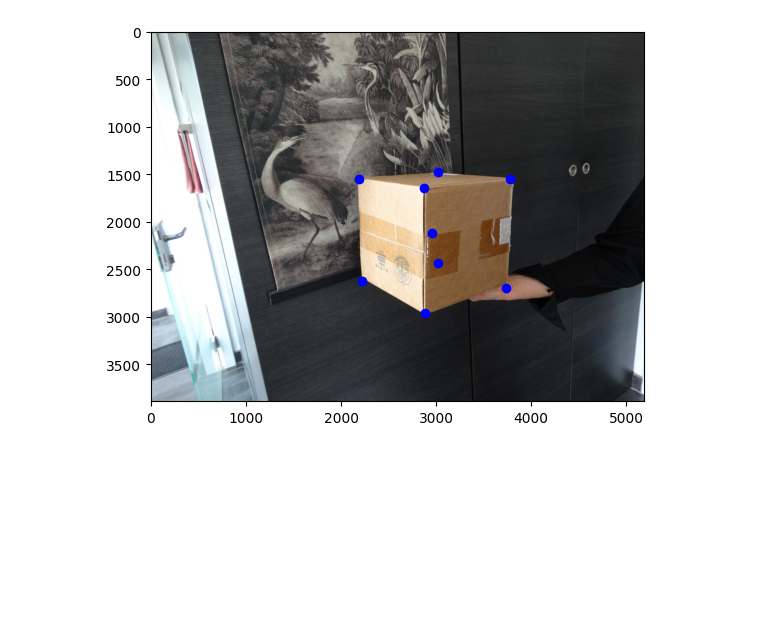
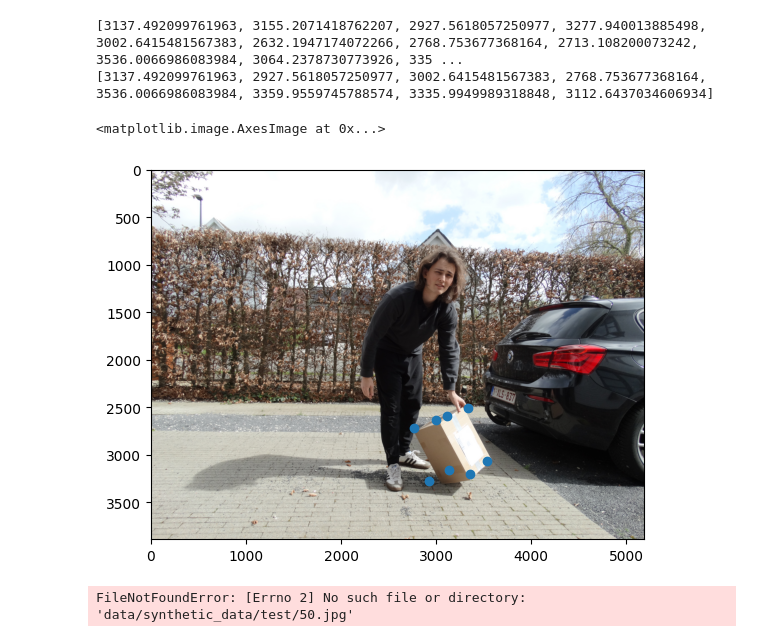
Before and after one commit to aarontenzing/CenterPose-synthetic-training, a Jupyter notebook: test_pointorder.ipynb, the cells around one changed output. Cells and saved outputs as stored; diff of their text form; code cells hidden in the pictures; blank space fills up the shorter version.

```diff
--- a/test_pointorder.ipynb
+++ b/test_pointorder.ipynb
@@ -4,9 +4,25 @@ import os
 import numpy as np
 import cv2
 import matplotlib.pyplot as plt
-# %%
-with open("data/synthetic_data/test/anno.json", "r") as file:
-    data = json.load(file)
+# %%
+with open("exp/real_test/11.json", "r") as file:
+    data = json.load(file)
+print(data["objects"][0]["kps_displacement_mean"])
+points = data["objects"][0]["kps_displacement_mean"]
+x_coords = points[::2]  # Every second value starting from index 0 (x-coordinates)
+y_coords = points[1::2]  # Every second value starting from index 1 (y-coordinates)
+
+print(x_coords)
+# %% [output]
+[3137.492099761963, 3155.2071418762207, 2927.5618057250977, 3277.940013885498, 3002.6415481567383, 2632.1947174072266, 2768.753677368164, 2713.108200073242, 3536.0066986083984, 3064.2378730773926, 335 ...
+[3137.492099761963, 2927.5618057250977, 3002.6415481567383, 2768.753677368164, 3536.0066986083984, 3359.9559745788574, 3335.9949989318848, 3112.6437034606934]
+# %%
+image = plt.imread("data/synthetic_data/real_test/11.jpg")
+plt.scatter(x_coords, y_coords, cmap="go")
+plt.imshow(image)
+# %% [output]
+<matplotlib.image.AxesImage at 0x...>
+[figure, added]
 # %%
 image = plt.imread("data/synthetic_data/test/50.jpg")
 plt.imshow(image)
@@ -20,4 +36,4 @@ for p in data[50]['projection']:
 
 plt.show()
 # %% [output]
-[figure, removed]
+FileNotFoundError: [Errno 2] No such file or directory: 'data/synthetic_data/test/50.jpg'
```
Also changed, not shown: 16 other files.
